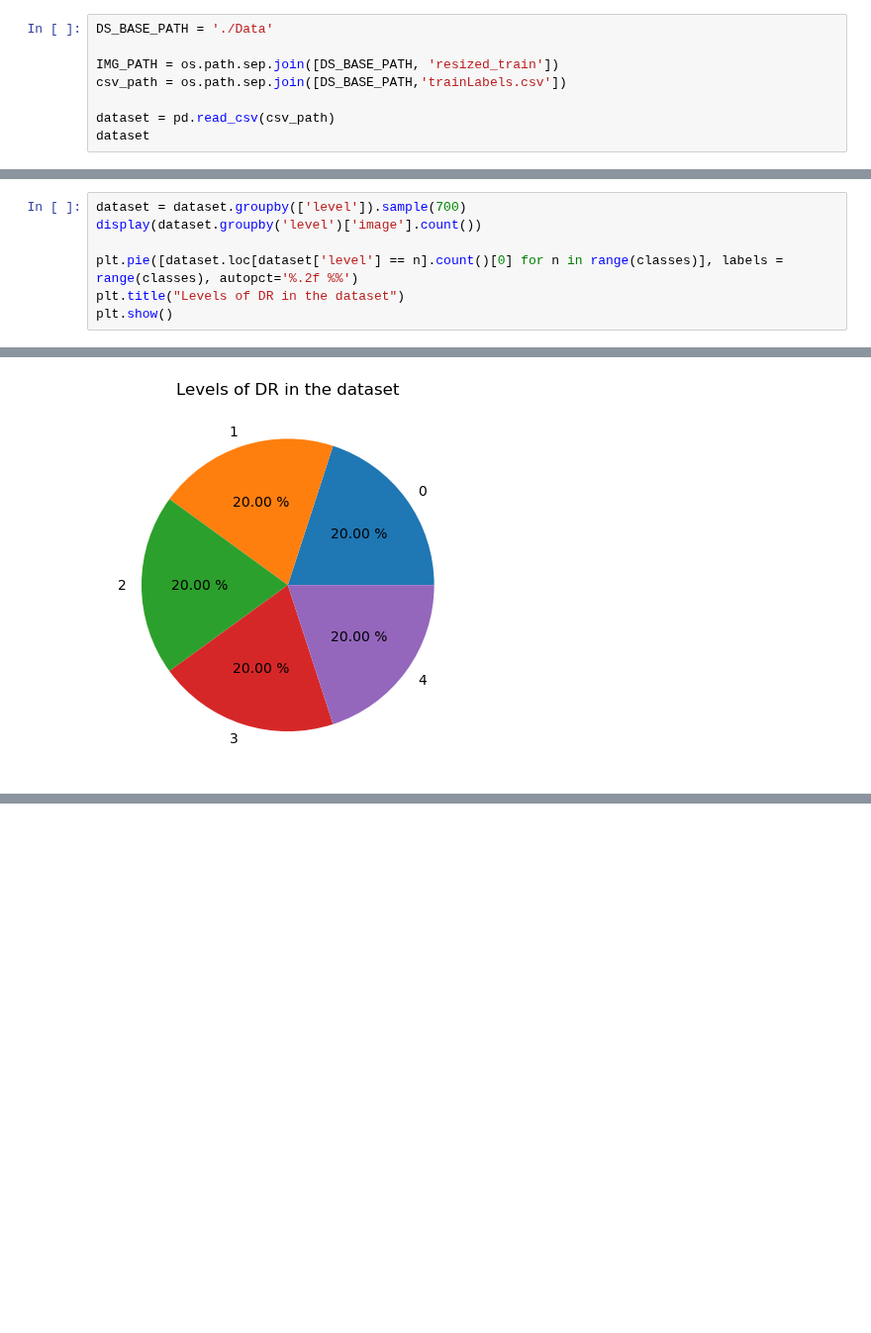
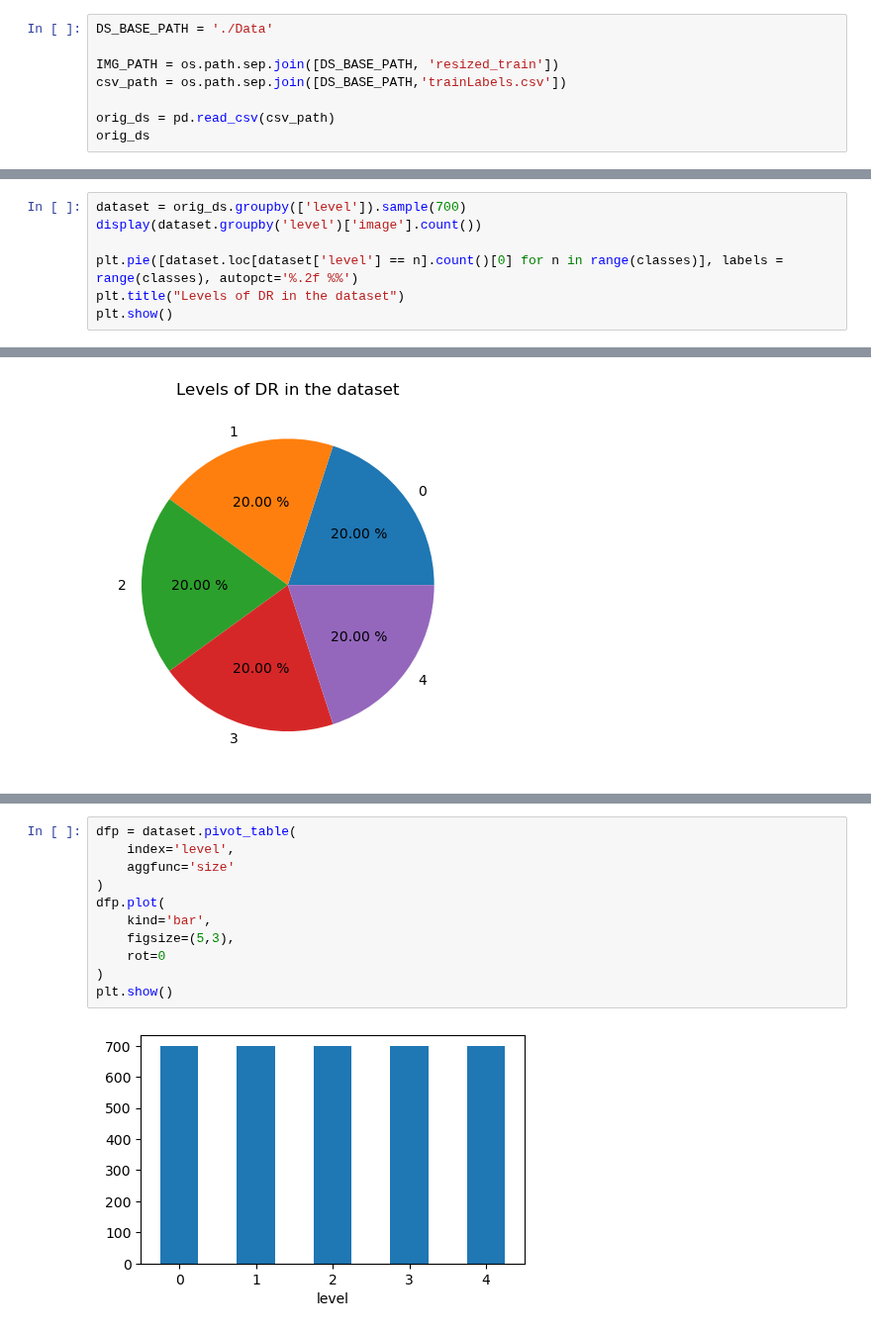
Before and after one commit to AlbertoRomanRamosRodriguez/Tesis-de-Grado, a Jupyter notebook: exploring-kaggle-dr.ipynb, the cells around one changed output, grey strips where cells are left out. Shown at 99% size. Cells and saved outputs as stored; diff of their text form; blank space fills up the shorter version.

Commit message:
simplified the dataset restructuring process
More efficient code and added support for getting the rest of images in a separate subset.

```diff
--- a/exploring-kaggle-dr.ipynb
+++ b/exploring-kaggle-dr.ipynb
@@ -17,8 +17,8 @@ DS_BASE_PATH = './Data'
 IMG_PATH = os.path.sep.join([DS_BASE_PATH, 'resized_train'])
 csv_path = os.path.sep.join([DS_BASE_PATH,'trainLabels.csv'])
 
-dataset = pd.read_csv(csv_path)
-dataset
+orig_ds = pd.read_csv(csv_path)
+orig_ds
 # %% [output]
 |  | image | level |
 | 0 | 10_left | 0 |
@@ -49,7 +49,7 @@ level
 Name: image, dtype: int64
 [figure]
 # %%
-dataset = dataset.groupby(['level']).sample(700)
+dataset = orig_ds.groupby(['level']).sample(700)
 display(dataset.groupby('level')['image'].count())
 
 plt.pie([dataset.loc[dataset['level'] == n].count()[0] for n in range(classes)], labels = range(classes), autopct='%.2f %%')
@@ -162,3 +111,16 @@ Name: image, dtype: int64
+# %%
+dfp = dataset.pivot_table(
+    index='level',
+    aggfunc='size'
+)
+dfp.plot(
+    kind='bar',
+    figsize=(5,3),
+    rot=0
+)
+plt.show()
+# %% [output]
+[figure, added]
 # %%
 def reset_path(directory:str):
     """
```
Also changed, not shown: parts of 16 cells of this notebook.
